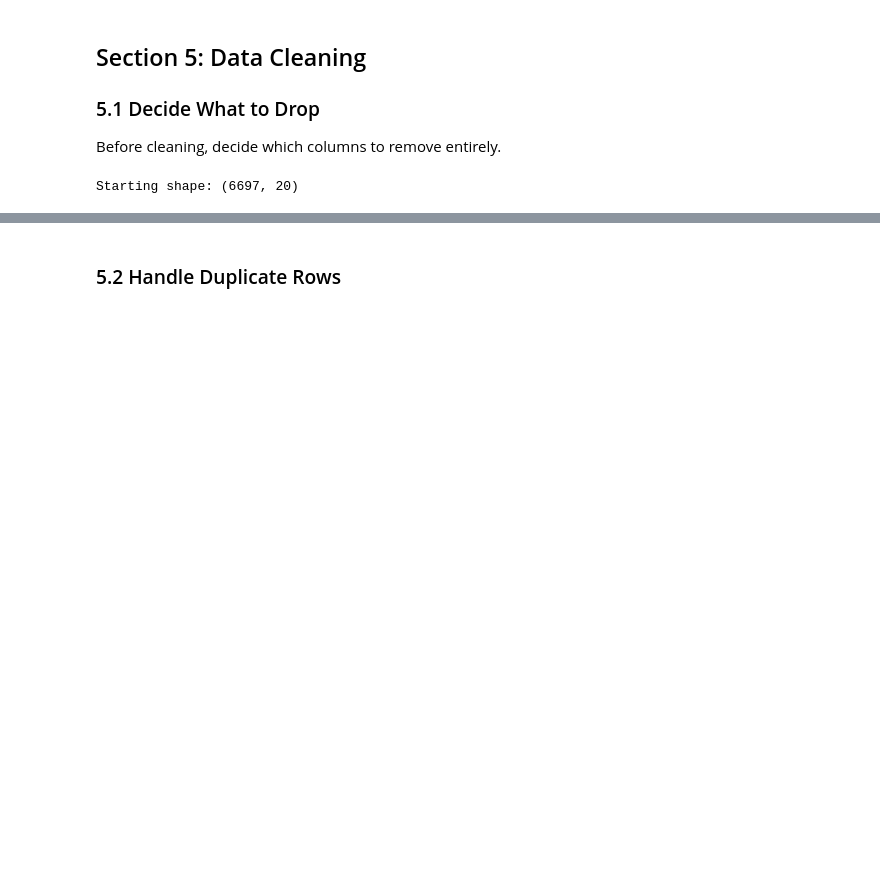
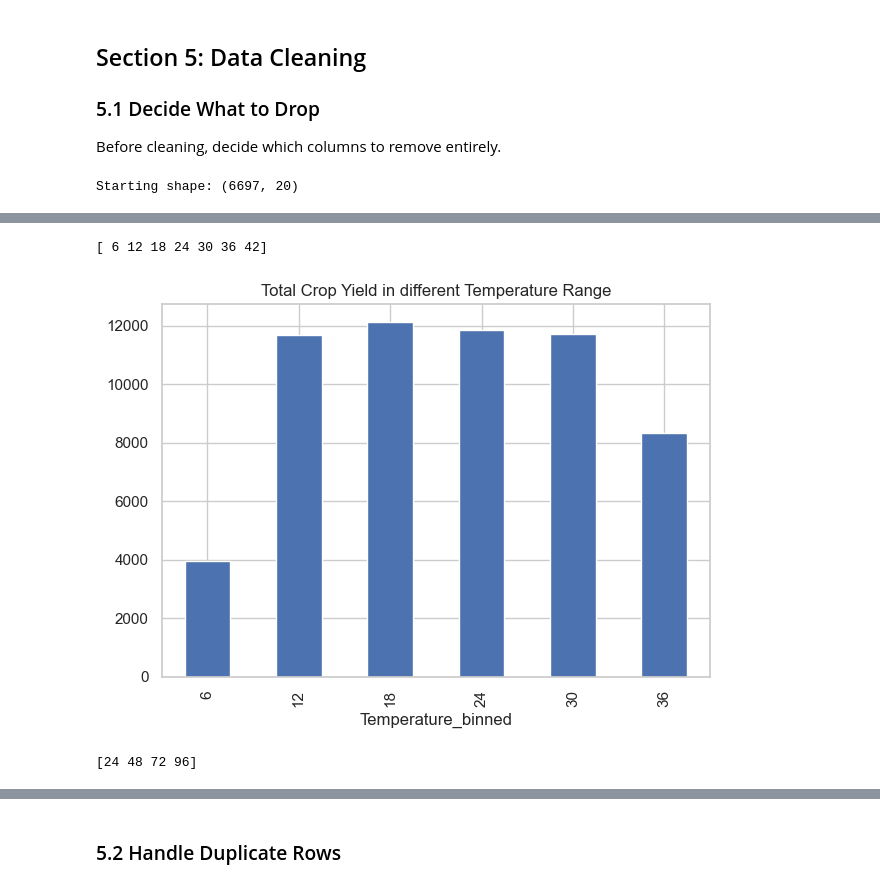
Before and after one commit to wzhu2467/Crop_Yield_Prediction_App, a Jupyter notebook: notebooks/01_problem_statement_and_eda.ipynb, the cells around one changed output, grey strips where cells are left out. Saved outputs shown, nothing was run; the diff lists cells and outputs as text; code cells hidden in the pictures; blank space fills up the shorter version.

```diff
--- a/notebooks/01_problem_statement_and_eda.ipynb
+++ b/notebooks/01_problem_statement_and_eda.ipynb
@@ -874,0 +886,39 @@ Starting shape: (6697, 20)
+# %%
+
+
+# 1. Engineer Temperature_binned as a feature. Crop yield has a non-linear relationship with temperature,
+# too cold or too hot are both bad for crop growth
+# after exploring, 6 is a good bin size
+min_val = bin_size
+max_val = int(df_clean['Temperature'].max()+bin_size)
+bin_size = 6
+bins = np.arange(bin_size, max_val, bin_size)
+labels = [ '6', '12', '18', '24', '30', '36']
+print(bins)
+
+df_clean['Temperature_binned'] = pd.cut(df_clean['Temperature'], bins=bins, labels=labels, include_lowest=True)
+# %% [output]
+[ 6 12 18 24 30 36 42]
+# %%
+crop_yield_by_temp = df_clean.groupby('Temperature_binned')['Crop_Yield_ton_per_hectare'].sum()
+crop_yield_by_temp.plot(kind='bar', title='Total Crop Yield in different Temperature Range')
+plt.tight_layout()
+plt.show()
+# %% [output]
+[figure, added]
+# %%
+# 2. Engineer Humidity_binned as a feature. Crop yield has a non-linear relationship with Humidity,
+# too dry or too humid are both bad for crop growth
+# after exploring, 24 is a good bin size for humiity
+
+bin_size = 24
+min_val = bin_size
+max_val = int(df_clean['Humidity'].max()+bin_size)
+
+bins = np.arange(bin_size, max_val, bin_size)
+labels = [ '24', '48', '72']
+print(bins)
+
+df_clean['Humidity_binned'] = pd.cut(df_clean['Humidity'], bins=bins, labels=labels, include_lowest=True)
+# %% [output]
+[24 48 72 96]
```
Also changed, not shown: parts of 20 cells of this notebook, 1 other file.
